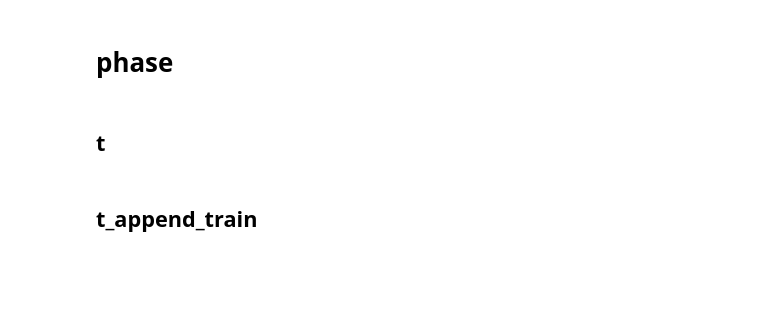
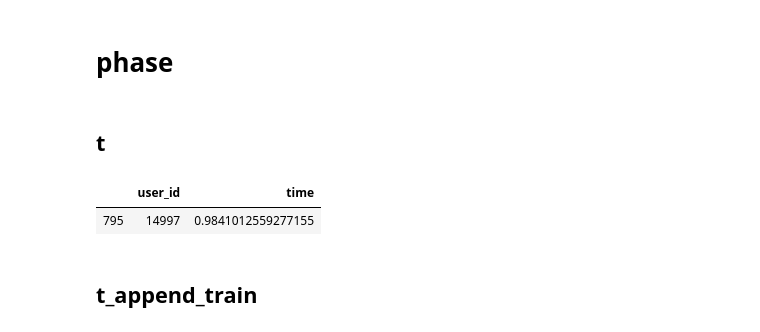
Before and after one commit to mayi140611/myappsexlib, a Jupyter notebook: a_0330_0527_Modern_E_Commerce_Platform_Debiasing/3_match_new_per_phase.ipynb, the cells around one changed output. Cells and saved outputs as stored; diff of their text form; code cells hidden in the pictures; blank space fills up the shorter version.

```diff
--- a/a_0330_0527_Modern_E_Commerce_Platform_Debiasing/3_match_new_per_phase.ipynb
+++ b/a_0330_0527_Modern_E_Commerce_Platform_Debiasing/3_match_new_per_phase.ipynb
@@ -251,6 +251,11 @@ all_click_df = load_click_data_per_phase(args.now_phase, args.DATA_DIR)
 # phase
 # %% [markdown]
 ## t
+# %%
+all_click_df[4][2][all_click_df[4][2].user_id=='14997']
+# %% [output]
+|  | user_id | time |
+| 795 | 14997 | 0.9841012559277155 |
 # %%
 def t(phase, mode, window):
 # for phase in tqdm(range(1, args.now_phase+1)):
```
Also changed, not shown: parts of 8 cells of this notebook, 2 other files.
